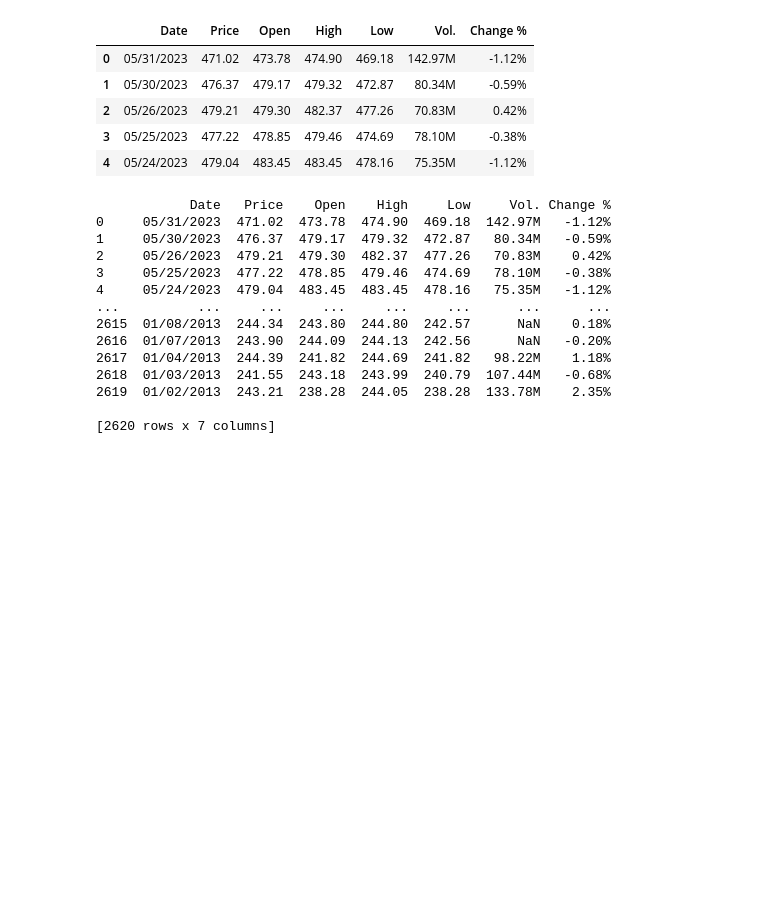
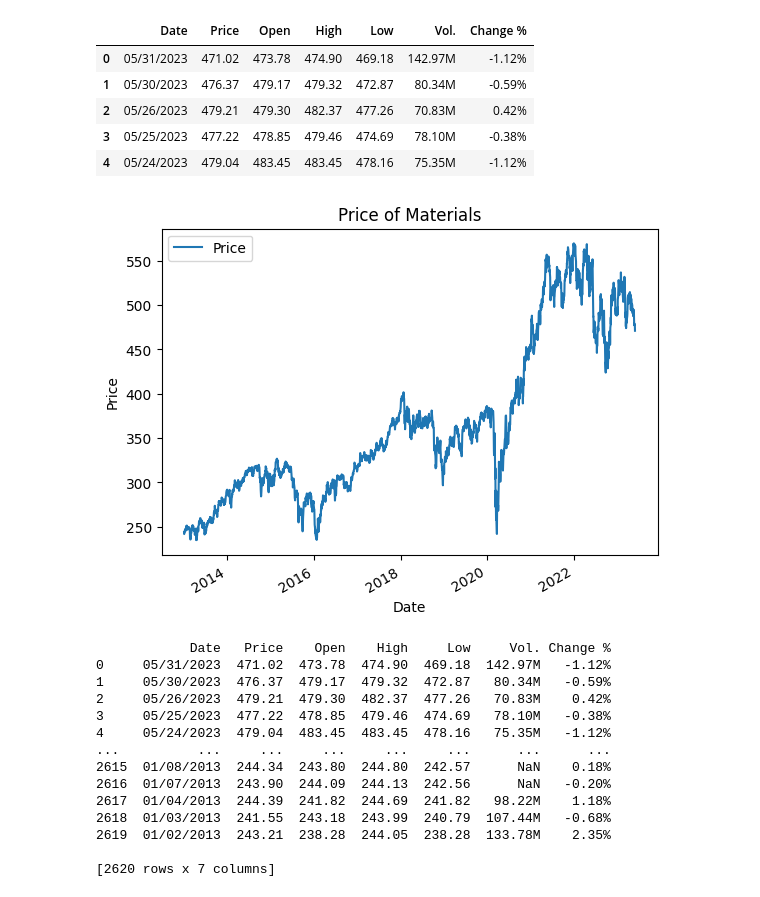
Before and after one commit to ChrisVerg/SmartInvest, a Jupyter notebook: Notebooks/Israel_FinalProjectTestSpace_IG.ipynb, the cells around one changed output. Drawn from its saved outputs; the diff is of its cells as text; code cells hidden in the pictures; blank space fills up the shorter version.

```diff
--- a/Notebooks/Israel_FinalProjectTestSpace_IG.ipynb
+++ b/Notebooks/Israel_FinalProjectTestSpace_IG.ipynb
@@ -7,7 +7,7 @@ import numpy as np
 from scipy.stats import norm
 from scipy import stats
 # %%
-sp_materials = pd.read_csv(r"C:\Users\Dumbass\Downloads\S&P 500 Materials Historical Data (1).csv")
+sp_materials = pd.read_csv(r"../Data/sp_materials_IG.csv")
 # %%
 sp_materials.head()
 # %% [output]
@@ -110,6 +110,20 @@ sp_materials.head()
 | 2 | 05/26/2023 | 479.21 | 479.30 | 482.37 | 477.26 | 70.83M | 0.42% |
 | 3 | 05/25/2023 | 477.22 | 478.85 | 479.46 | 474.69 | 78.10M | -0.38% |
 | 4 | 05/24/2023 | 479.04 | 483.45 | 483.45 | 478.16 | 75.35M | -1.12% |
+# %%
+sp_materials1_with_index = sp_materials1.set_index('Date')
+#Fixes the problem stated below
+# %%
+sp_materials1_with_index['Price'].plot()
+plt.xlabel('Date')
+
+plt.ylabel('Price')
+plt.title('Price of Materials')
+plt.legend()
+plt.show()
+#Code removes date as a column and messes up the data, even if saved as another dataset
+# %% [output]
+[figure, added]
 # %%
 sp_materials1['Date'] = pd.to_datetime(sp_materials1['Date'], format='%m/%d/%Y')
 #Convert the column containing the date values to a datetime format
```
Also changed, not shown: parts of 3 cells of this notebook.
